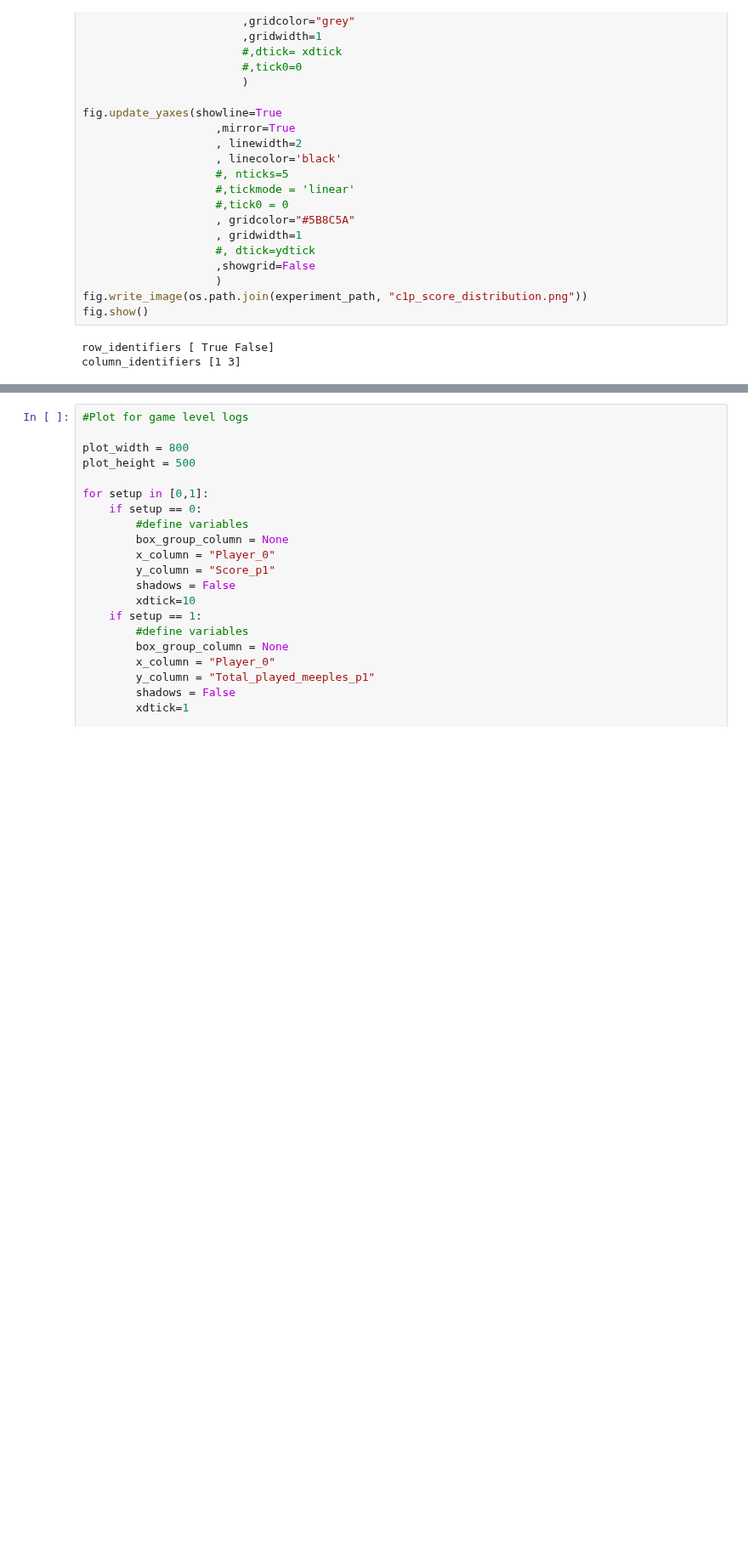
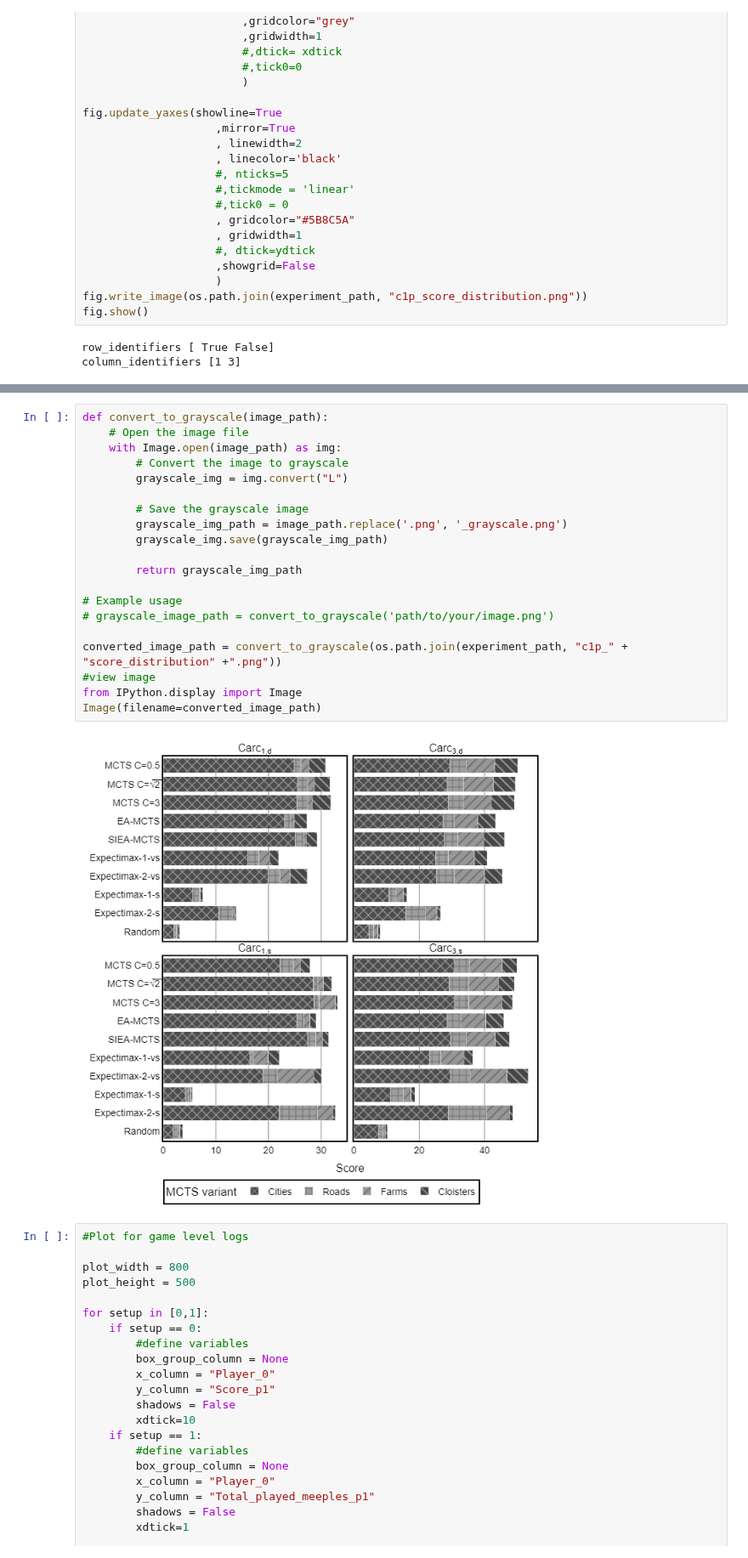
Before and after one commit to 33fred33/MCTS_EA_Tabletop_games, a Jupyter notebook: debugger.ipynb, the cells around one changed output, grey strips where cells are left out. Shown at 85% size. Drawn from its saved outputs; the diff is of its cells as text; blank space fills up the shorter version.

```diff
--- a/debugger.ipynb
+++ b/debugger.ipynb
@@ -1840,3 +1971,25 @@ box_group_identifiers ['SIEA_MCTS' 'EA_MCTS' 'MCTS_c3' 'MCTS_c1.4142135623730951
+# %%
+def convert_to_grayscale(image_path):
+    # Open the image file
+    with Image.open(image_path) as img:
+        # Convert the image to grayscale
+        grayscale_img = img.convert("L")
+
+        # Save the grayscale image
+        grayscale_img_path = image_path.replace('.png', '_grayscale.png')
+        grayscale_img.save(grayscale_img_path)
+
+        return grayscale_img_path
+
+# Example usage
+# grayscale_image_path = convert_to_grayscale('path/to/your/image.png')
+
+converted_image_path = convert_to_grayscale(os.path.join(experiment_path, "c1p_" + "score_distribution" +".png"))
+#view image
+from IPython.display import Image
+Image(filename=converted_image_path)
+# %% [output]
+[figure, added]
 # %%
 #Plot for game level logs
 
```
Also changed, not shown: parts of 10 cells of this notebook, 5 other files.
